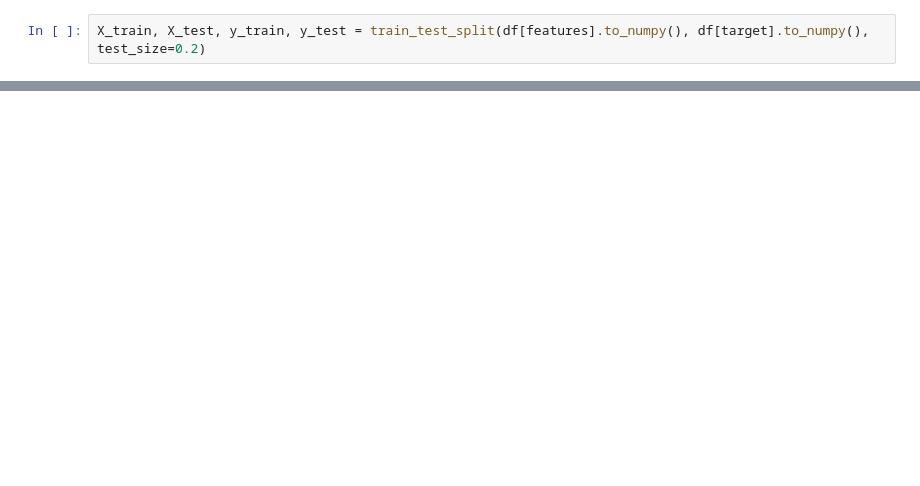
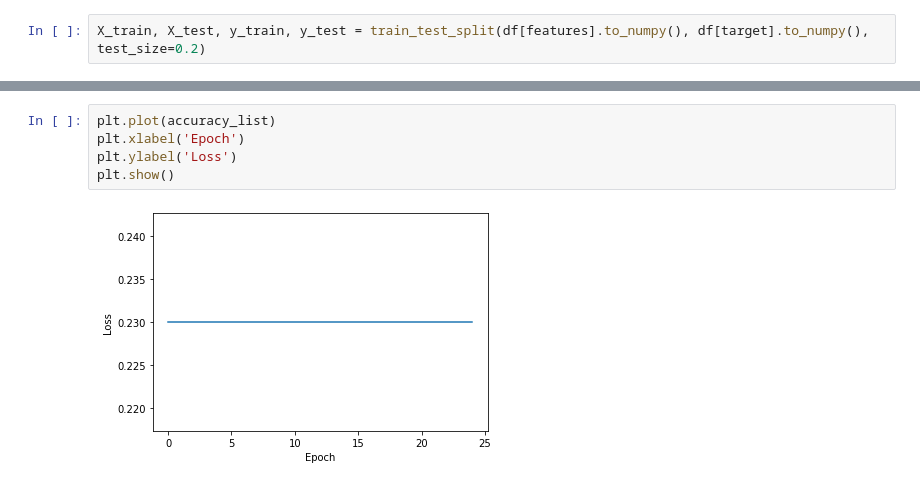
Before and after one commit to RoyalWeden/QOSF-Mentorship-Screening-Tasks, a Jupyter notebook: Task 2.ipynb, the cells around one changed output, grey strips where cells are left out. Saved outputs shown, nothing was run; the diff lists cells and outputs as text; blank space fills up the shorter version.

```diff
--- a/Task 2.ipynb
+++ b/Task 2.ipynb
@@ -167,0 +312,7 @@ plt.legend()
+# %%
+plt.plot(accuracy_list)
+plt.xlabel('Epoch')
+plt.ylabel('Loss')
+plt.show()
+# %% [output]
+[figure, added]
```
Also changed, not shown: parts of 43 cells of this notebook.
